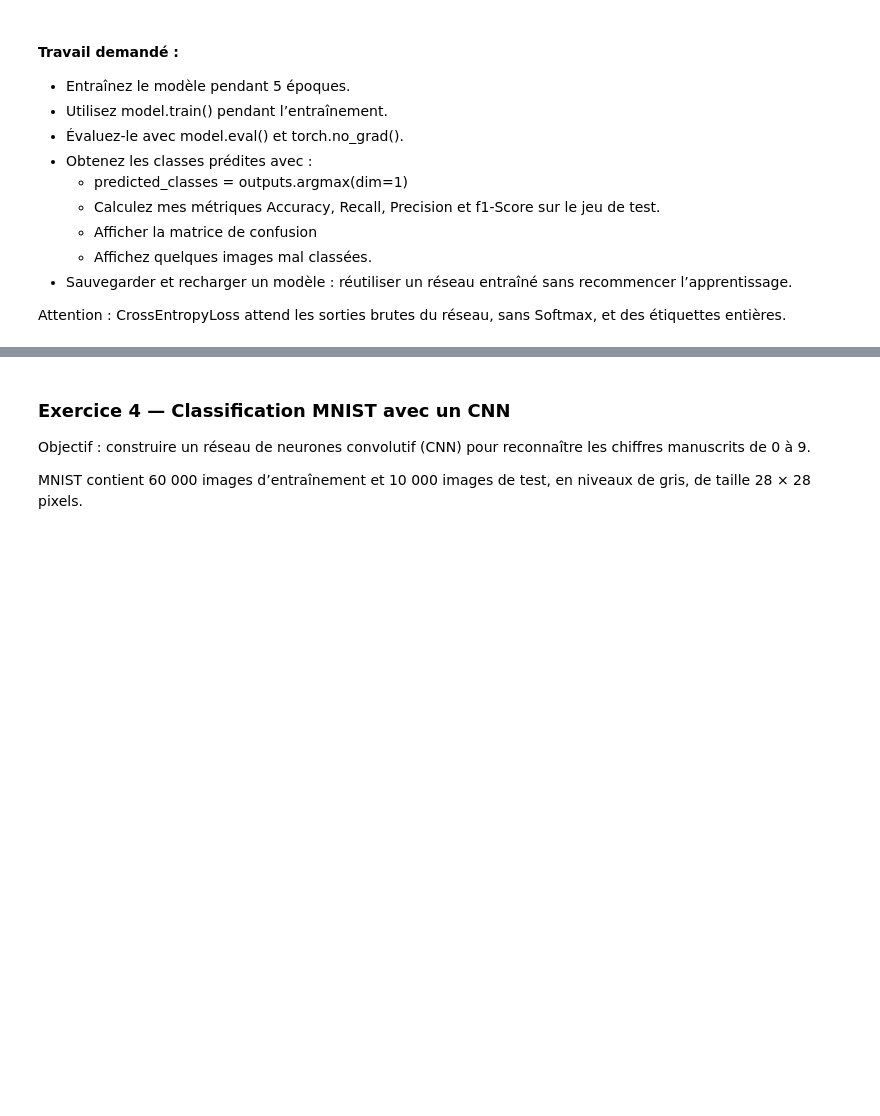
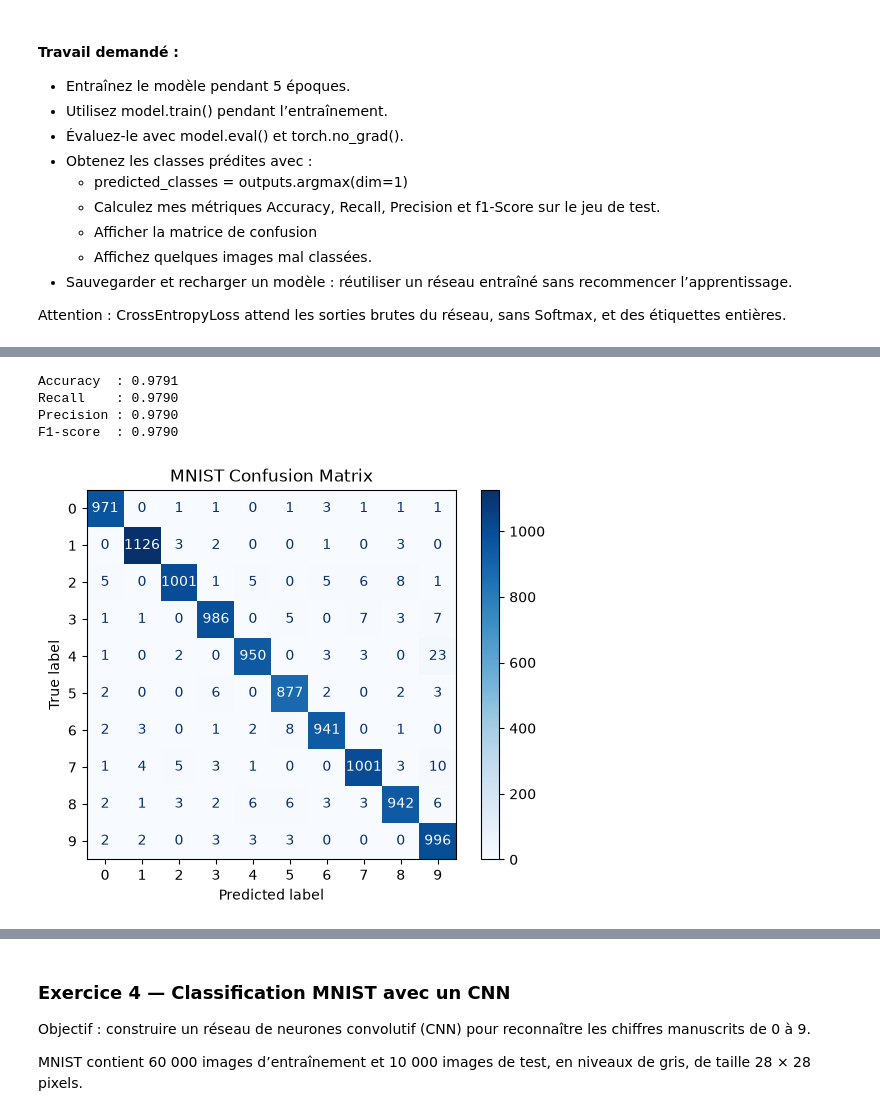
Before and after one commit to dounia1230/lab_pytorch, a Jupyter notebook: Activité pratique Bases de Pytorch.ipynb, the cells around one changed output, grey strips where cells are left out. Drawn from its saved outputs; the diff is of its cells as text; code cells hidden in the pictures; blank space fills up the shorter version.

Commit message:
feat: implement MNIST classification with training, evaluation, and model persistence

```diff
--- a/Activité pratique Bases de Pytorch.ipynb
+++ b/Activité pratique Bases de Pytorch.ipynb
@@ -1201,0 +1242,75 @@ Attention : CrossEntropyLoss attend les sorties brutes du réseau, sans Softmax,
+# %%
+model.eval()
+
+all_predictions = []
+all_labels = []
+
+with torch.no_grad():
+    for images, labels in test_loader:
+        outputs = model(images)
+
+        predicted_classes = outputs.argmax(dim=1)
+
+        all_predictions.extend(predicted_classes.tolist())
+        all_labels.extend(labels.tolist())
+# %%
+from sklearn.metrics import (
+    accuracy_score,
+    recall_score,
+    precision_score,
+    f1_score
+)
+
+accuracy = accuracy_score(all_labels, all_predictions)
+
+recall = recall_score(
+    all_labels, all_predictions,
+    average="macro",
+    zero_division=0
+)
+
+precision = precision_score(
+    all_labels, all_predictions,
+    average="macro",
+    zero_division=0
+)
+
+f1 = f1_score(
+    all_labels, all_predictions,
+    average="macro",
+    zero_division=0
+)
+
+print(f"Accuracy  : {accuracy:.4f}")
+print(f"Recall    : {recall:.4f}")
+print(f"Precision : {precision:.4f}")
+print(f"F1-score  : {f1:.4f}")
+# %% [output]
+Accuracy  : 0.9791
+Recall    : 0.9790
+Precision : 0.9790
+F1-score  : 0.9790
+# %%
+from sklearn.metrics import (
+    confusion_matrix,
+    ConfusionMatrixDisplay
+)
+
+import matplotlib.pyplot as plt
+
+cm = confusion_matrix(
+    all_labels,
+    all_predictions,
+    labels=list(range(10))
+)
+
+disp = ConfusionMatrixDisplay(
+    confusion_matrix=cm,
+    display_labels=list(range(10))
+)
+
+disp.plot(cmap="Blues")
+plt.title("MNIST Confusion Matrix")
+plt.show()
+# %% [output]
+[figure, added]
```
Also changed, not shown: parts of 7 cells of this notebook, 3 other files.
